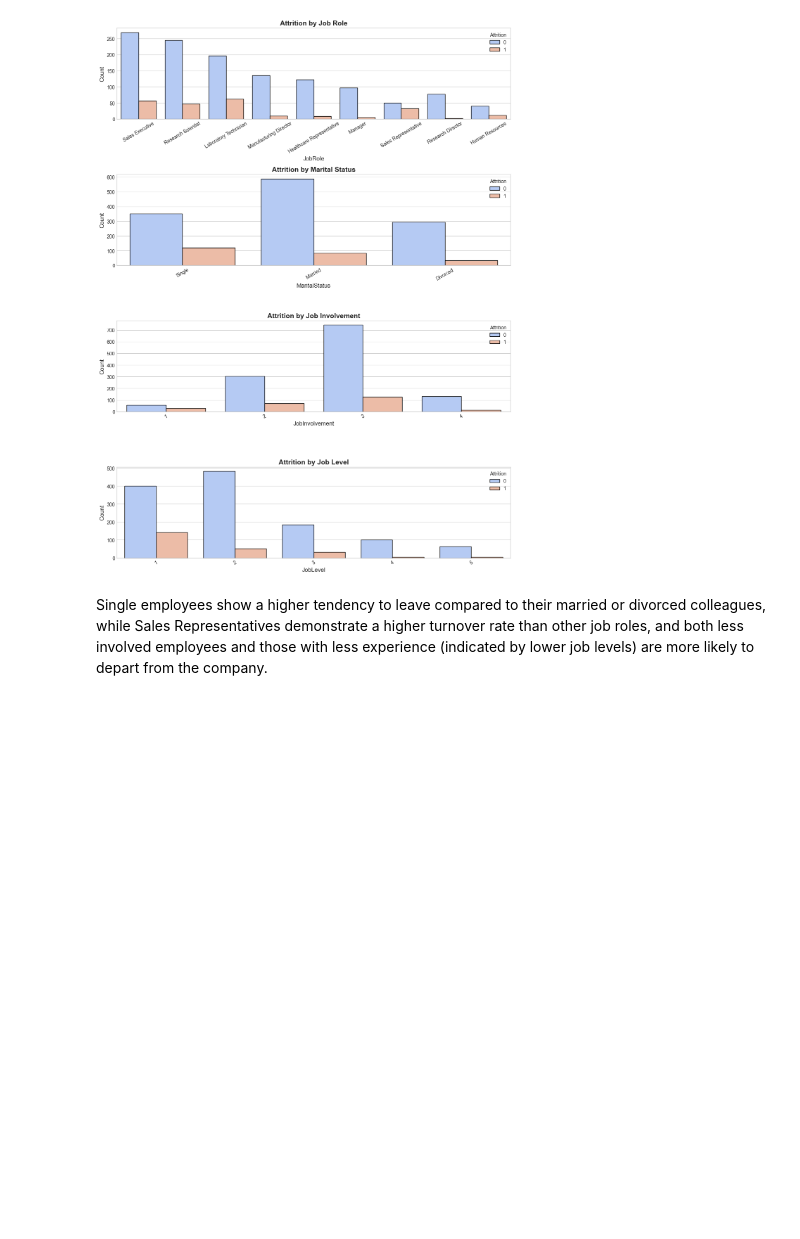
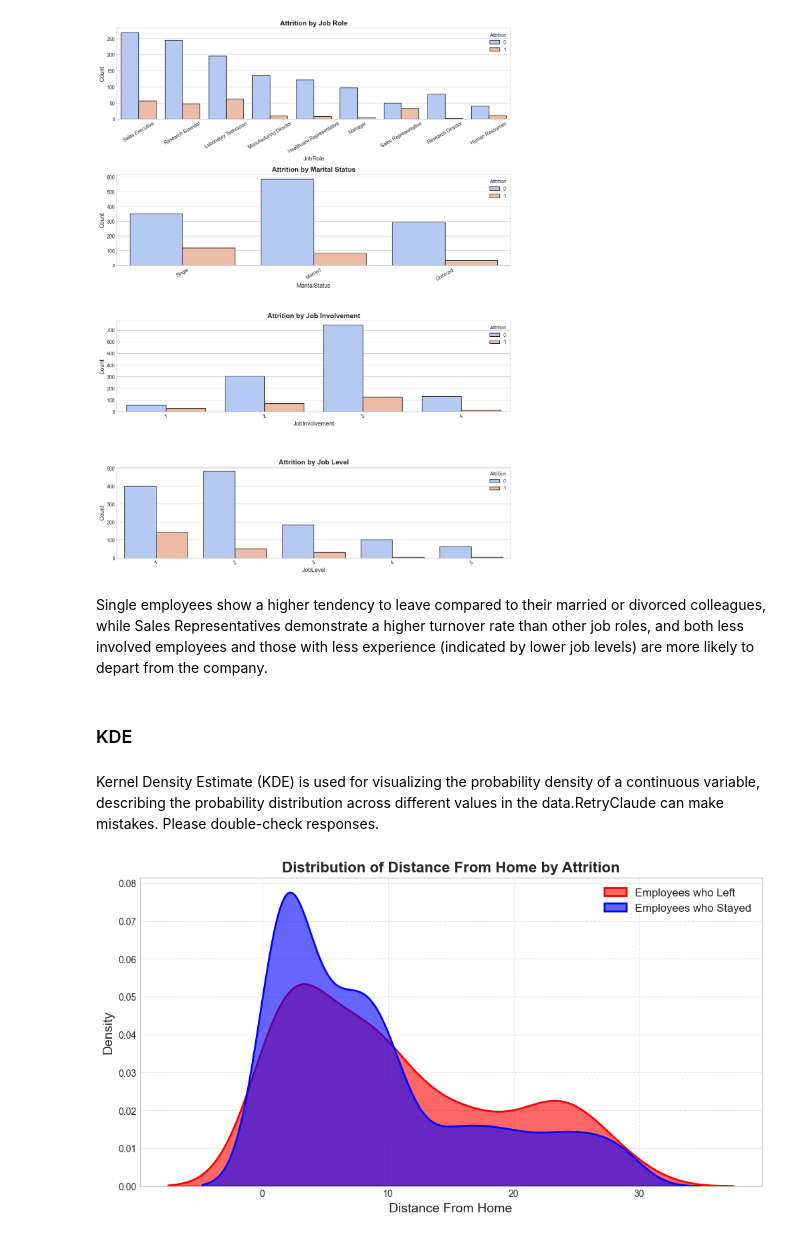
Before and after one commit to marvelm69/employee-retention-predictor, a Jupyter notebook: main.ipynb, the cells around one changed output. Saved outputs shown, nothing was run; the diff lists cells and outputs as text; code cells hidden in the pictures; blank space fills up the shorter version.

```diff
--- a/main.ipynb
+++ b/main.ipynb
@@ -161,3 +161,23 @@ plt.show()
 [figure]
 # %% [markdown]
 Single employees show a higher tendency to leave compared to their married or divorced colleagues, while Sales Representatives demonstrate a higher turnover rate than other job roles, and both less involved employees and those with less experience (indicated by lower job levels) are more likely to depart from the company.
+# %% [markdown]
+### KDE
+# %% [markdown]
+Kernel Density Estimate (KDE) is used for visualizing the probability density of a continuous variable, describing the probability distribution across different values in the data.RetryClaude can make mistakes. Please double-check responses.
+# %%
+plt.figure(figsize=(12, 6))
+
+sns.kdeplot(left_df['DistanceFromHome'], label='Employees who Left', fill=True, color='red', linewidth=2, alpha=0.6)
+sns.kdeplot(stayed_df['DistanceFromHome'], label='Employees who Stayed', fill=True, color='blue', linewidth=2, alpha=0.6)
+
+plt.xlabel("Distance From Home", fontsize=14)
+plt.ylabel("Density", fontsize=14)
+plt.title("Distribution of Distance From Home by Attrition", fontsize=16, fontweight="bold")
+
+plt.grid(True, linestyle="--", alpha=0.5)
+plt.legend(fontsize=12)
+
+plt.show()
+# %% [output]
+[figure, added]
```
Also changed, not shown: parts of 6 cells of this notebook.
